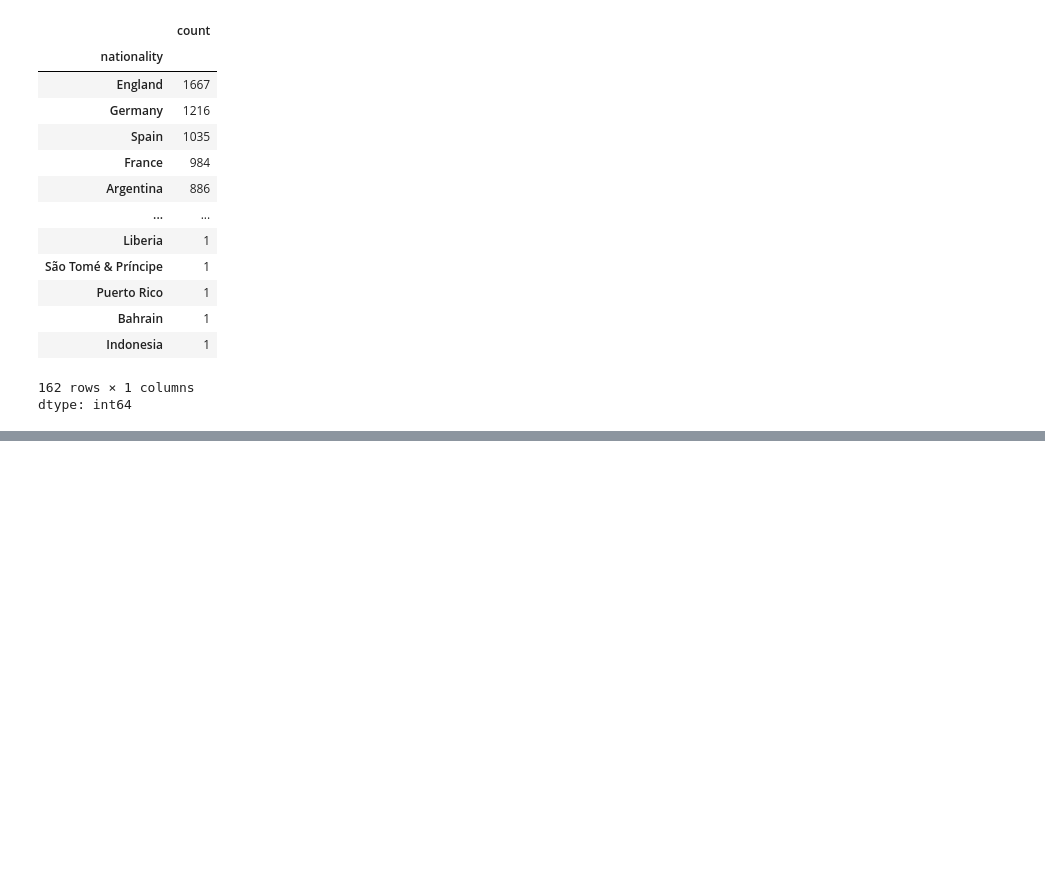
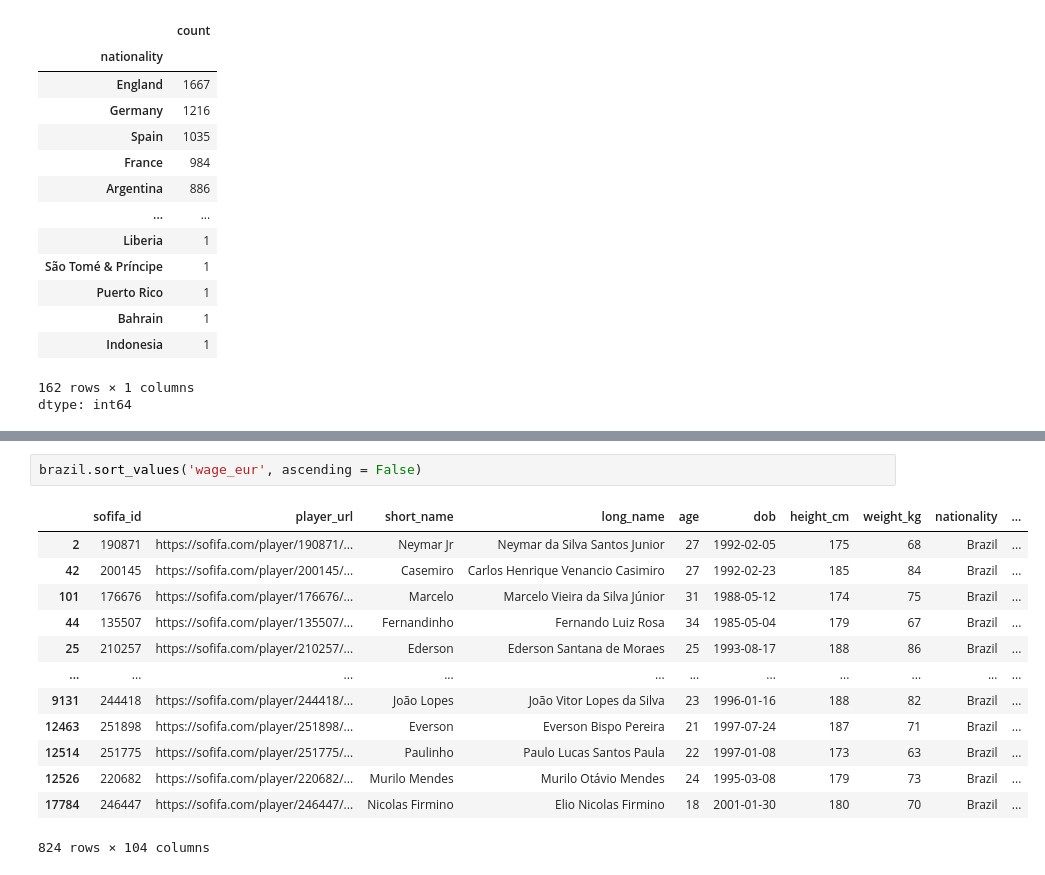
Before and after one commit to rhr007/Data-Science-Projects, a Jupyter notebook: FIFA20_Project.ipynb, the cells around one changed output, grey strips where cells are left out. Saved outputs shown, nothing was run; the diff lists cells and outputs as text; blank space fills up the shorter version.

```diff
--- a/FIFA20_Project.ipynb
+++ b/FIFA20_Project.ipynb
@@ -90,0 +149,16 @@ dtype: int64
+# %%
+brazil.sort_values('wage_eur', ascending = False)
+# %% [output]
+|  | sofifa_id | player_url | short_name | long_name | age | dob | height_cm | weight_kg | nationality | ... |
+| 2 | 190871 | https://sofifa.com/player/190871/... | Neymar Jr | Neymar da Silva Santos Junior | 27 | 1992-02-05 | 175 | 68 | Brazil | ... |
+| 42 | 200145 | https://sofifa.com/player/200145/... | Casemiro | Carlos Henrique Venancio Casimiro | 27 | 1992-02-23 | 185 | 84 | Brazil | ... |
+| 101 | 176676 | https://sofifa.com/player/176676/... | Marcelo | Marcelo Vieira da Silva Júnior | 31 | 1988-05-12 | 174 | 75 | Brazil | ... |
+| 44 | 135507 | https://sofifa.com/player/135507/... | Fernandinho | Fernando Luiz Rosa | 34 | 1985-05-04 | 179 | 67 | Brazil | ... |
+| 25 | 210257 | https://sofifa.com/player/210257/... | Ederson | Ederson Santana de Moraes | 25 | 1993-08-17 | 188 | 86 | Brazil | ... |
+| ... | ... | ... | ... | ... | ... | ... | ... | ... | ... | ... |
+| 9131 | 244418 | https://sofifa.com/player/244418/... | João Lopes | João Vitor Lopes da Silva | 23 | 1996-01-16 | 188 | 82 | Brazil | ... |
+| 12463 | 251898 | https://sofifa.com/player/251898/... | Everson | Everson Bispo Pereira | 21 | 1997-07-24 | 187 | 71 | Brazil | ... |
+| 12514 | 251775 | https://sofifa.com/player/251775/... | Paulinho | Paulo Lucas Santos Paula | 22 | 1997-01-08 | 173 | 63 | Brazil | ... |
+| 12526 | 220682 | https://sofifa.com/player/220682/... | Murilo Mendes | Murilo Otávio Mendes | 24 | 1995-03-08 | 179 | 73 | Brazil | ... |
+| 17784 | 246447 | https://sofifa.com/player/246447/... | Nicolas Firmino | Elio Nicolas Firmino | 18 | 2001-01-30 | 180 | 70 | Brazil | ... |
+824 rows × 104 columns
```
Also changed, not shown: parts of 16 cells of this notebook.
